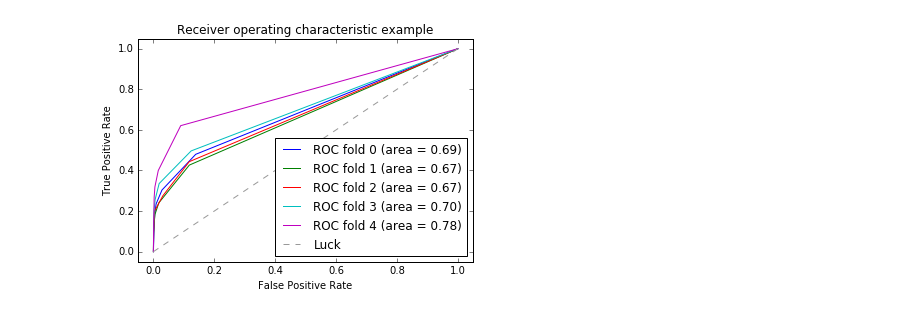
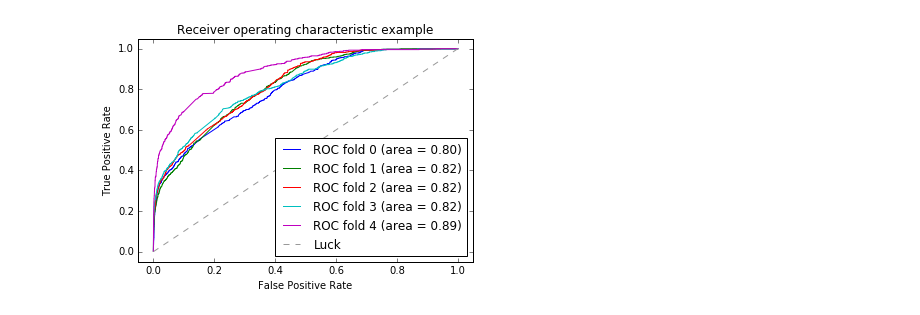
Before and after one commit to AnastasiaSulyagina/NLP, a Jupyter notebook: notebook.ipynb, the cells around one changed output. Cells and saved outputs as stored; diff of their text form; code cells hidden in the pictures.

```diff
--- a/notebook.ipynb
+++ b/notebook.ipynb
@@ -20,7 +20,7 @@ from scipy import interp
 
 %matplotlib inline
 
-data_file = "data/train.txt"
+data_file = "data/new.txt"
 vocab_file = "data/vocab.txt"
 stopwords_file = "data/stopwords.txt"
 # %%
@@ -33,11 +33,19 @@ stopwords = []
 with open(stopwords_file, "r") as f:
     s = f.read()
     stopwords = s.split(',')
+brands = ["mercedes", "bmw", "mitsubishi","тойота","hyundai","ford","nissan","audi","lexus",
+          "chevrolet","opel","peugeot","mazda","лексус","volvo", "мазд", "мицубись", "ситройня",
+          "киа", "renault","kia", "toyota"]
 # %%
 morph = pymorphy2.MorphAnalyzer()
 
 def f(word):
-    return morph.parse(word)[0].normal_form
+    x = morph.parse(word)[0].normal_form
+    if re.match("[0-9]+", x):
+        return "_number"
+    elif x in brands:
+        return "_brand"
+    else: return x
 
 def process_table(table):
     data = table[1].str.split(',', 2).apply(pd.Series, 1)
@@ -49,7 +57,7 @@ def process_table(table):
 
 def process_text(text):
     sample = re.split('\W+', re.sub('\W(Н|н)(е|Е) ', ' не', text))
-    l = [f(x) for x in sample if f(x) not in stopwords and not re.match("[0-9]+", x)]
+    l = [f(x) for x in sample if f(x) not in stopwords]
     text = ' '.join(l)
     return text
 
@@ -78,7 +86,7 @@ def get_data(input, flag):
     data, labels = [], []
     if flag:
         train_data = process(input)
-        data, labels = train_data['text'], train_data['labels']
+        data, labels = train_data['text'], train_data['label']
     else:
         with open(input) as f:
             gen = read_chunk(f, "\n")
@@ -88,7 +96,7 @@ def get_data(input, flag):
                 labels.append(s[-2])
     return np.array(data), np.array(labels).astype(int)
 
-data, labels = get_data(data_file, False)
+data, labels = get_data(data_file, True)
 inv_labels = np.logical_not(labels)
 # %%
 def get_word_frequencies(some_data, out_file):
@@ -119,7 +127,7 @@ def preprocess(data):
 # %%
 def test(with_probas=True):
     cv = StratifiedKFold(labels, n_folds=5)
-
+    word_imp = []
     for i, (train, test) in enumerate(cv):
         vectorizer = CountVectorizer(vocabulary=vocab)
         features = vectorizer.fit_transform(data[train])
@@ -150,19 +158,20 @@ def test(with_probas=True):
             #feat_imp = sorted(zip(clf2.feature_importances_, range(len(vocab))), reverse=True)
             return res, res_p
 
-        def with_XGB():
-            clf = XGBClassifier(learning_rate =0.03, n_estimators=150, max_depth=6,
-                                min_child_weight=4, gamma=0.1, subsample=0.8,
-                                colsample_bytree=0.8, objective= 'binary:logistic',
-                                nthread=4, scale_pos_weight=1, seed=27)
-            res = clf.predict(X_test)
-            res_p = clf.predict_proba(X_test)
-            feat_imp = pd.Series(clf.booster().get_fscore()).sort_values(ascending=False)
-            feat_ind = [ vocab[int(f[1:])] for f in feat_imp.index]
-            print(feat_ind[:10])
-            return res, res_p
 
-        res, res_p = with_ensemble()
+        clf = XGBClassifier(learning_rate =0.03, n_estimators=150, max_depth=6,
+                            min_child_weight=4, gamma=0.1, subsample=0.8,
+                            colsample_bytree=0.8, objective= 'binary:logistic',
+                            nthread=4, scale_pos_weight=1, seed=27)
+        clf.fit(X_train, y_train)
+        res = clf.predict(X_test)
+        res_p = clf.predict_proba(X_test)
+        feat_imp = pd.Series(clf.booster().get_fscore()).sort_values(ascending=False)
+        feat_ind = [ vocab[int(f[1:])] for f in feat_imp.index]
+        words_imp = zip(feat_imp.values, feat_ind)
+        #print(words_imp[:10])
+
+        #res, res_p = with_XGB()
 
         if with_probas:
             fpr, tpr, _ = roc_curve(y_test, res_p[:,1])
@@ -184,7 +193,7 @@ def test(with_probas=True):
         print ("Precision Score : %f" % metrics.precision_score(y_test, res))
         print ("Recall Score : %f" % metrics.recall_score(y_test, res))
         print ("Accuracy : %.4g" % metrics.accuracy_score(y_test, res))
-
+        word_imp = words_imp
     if with_probas:
         plt.plot([0, 1], [0, 1], '--', color=(0.6, 0.6, 0.6), label='Luck')
         plt.xlim([-0.05, 1.05])
@@ -194,6 +203,7 @@ def test(with_probas=True):
         plt.title('Receiver operating characteristic example')
         plt.legend(loc="lower right")
         plt.show()
+    return word_imp
 
-test()
+feat_imp = test()
 # %% [output]
@@ -220 +230 @@ Accuracy : 0.9649
-[figure, old version]
+[figure, new version]
```
Also changed, not shown: parts of 5 cells of this notebook.
